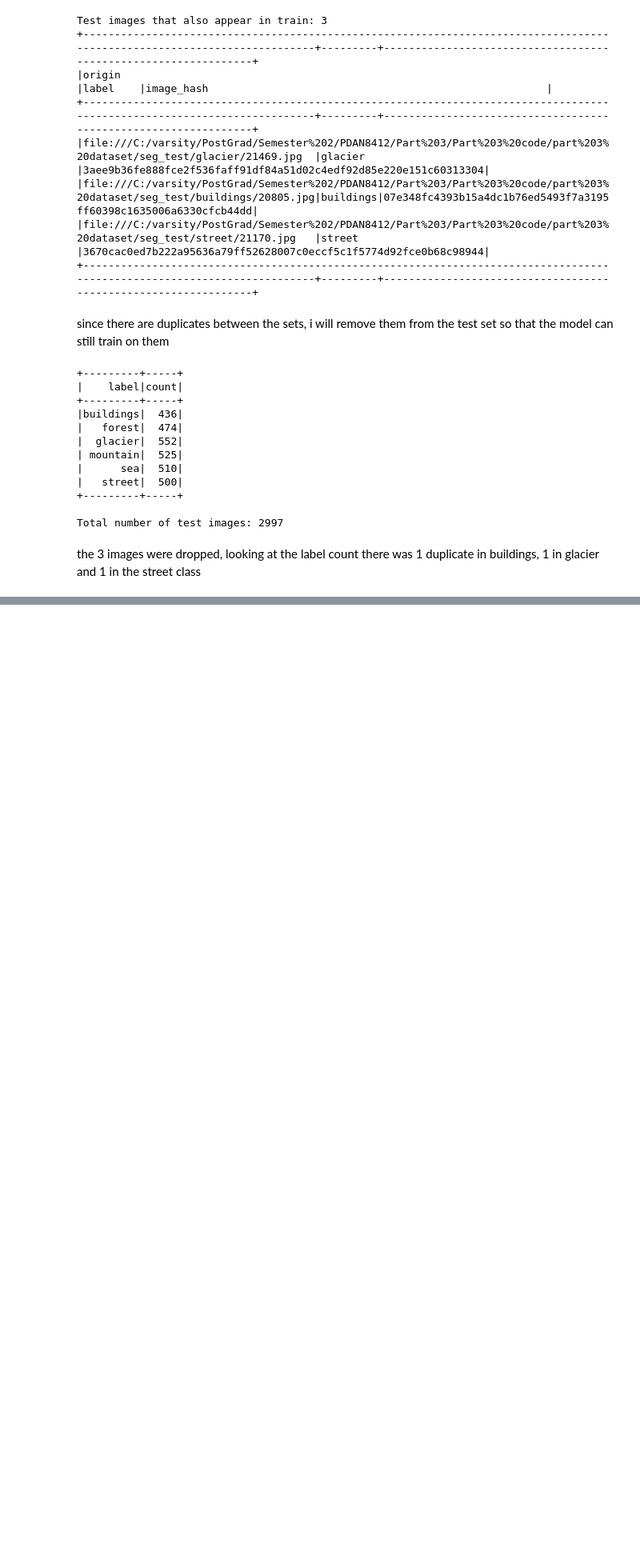
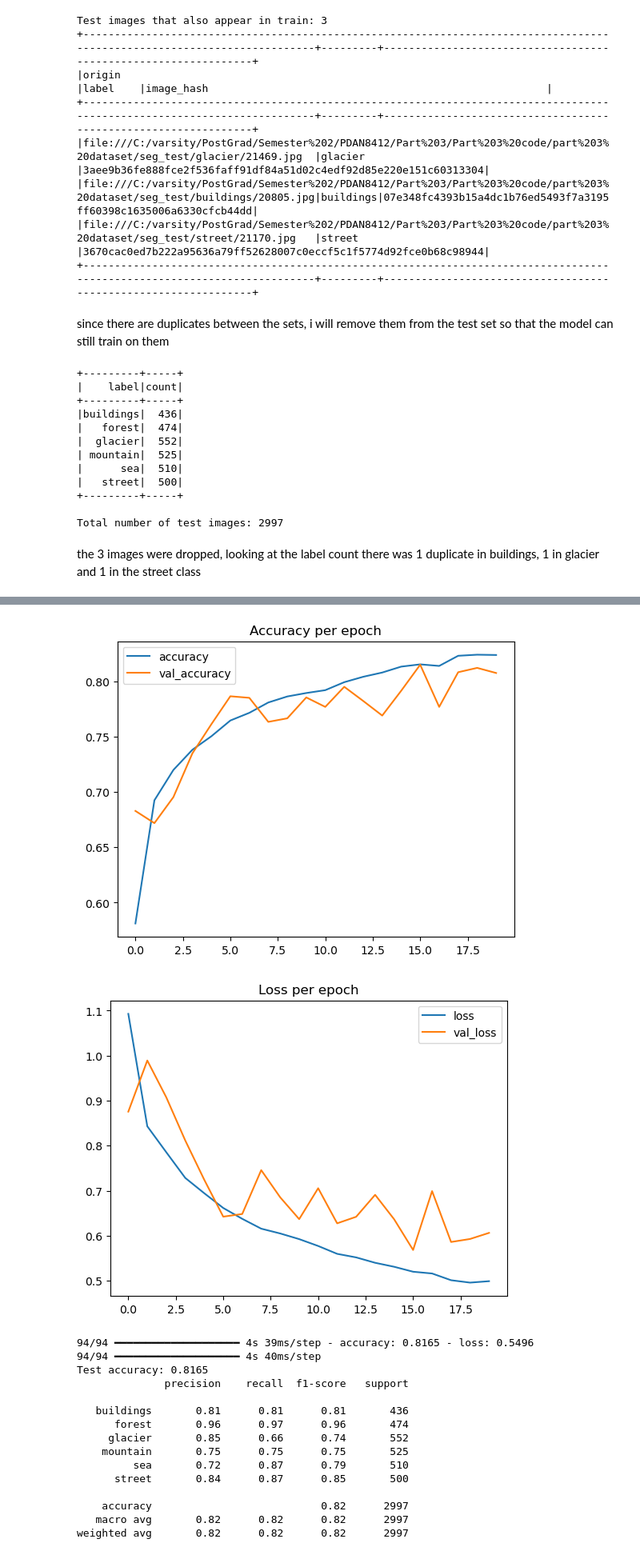
Before and after one commit to EMWCCN/pdan8412-2026-poe-part-3-convolutional-neural-networks-cnn-st10355869, a Jupyter notebook: PDAN8412 P3.ipynb, the cells around one changed output, grey strips where cells are left out. Shown at 80% size. Drawn from its saved outputs; the diff is of its cells as text; code cells hidden in the pictures; blank space fills up the shorter version.

Commit message:
base models done and improved models

```diff
--- a/PDAN8412 P3.ipynb
+++ b/PDAN8412 P3.ipynb
@@ -325,0 +418,20 @@ image_df_test = image_df_test.drop("image_hash")
+# %%
+from tensorflow.keras import layers, Sequential
+from tensorflow.keras.callbacks import EarlyStopping
+
+model = Sequential([
+    layers.Input(shape=(150, 150, 3)),
+    #augment the data to help reduce overfitting
+    layers.Rescaling(1./255),
+    layers.RandomFlip("horizontal"),
+    layers.RandomRotation(0.1),
+    layers.RandomZoom(0.1),
+    #convolutional layers
+    layers.Conv2D(32, 3, activation="relu"),
+    layers.MaxPooling2D(),
+    layers.Conv2D(64, 3, activation="relu"),
+    layers.MaxPooling2D(),
+    layers.Flatten(),
+    #output layer with 6 nodes for each class
+    layers.Dense(6, activation="softmax"),
+])
@@ -325,0 +442,10 @@ image_df_test = image_df_test.drop("image_hash")
+# %%
+early_stop = EarlyStopping(monitor="val_loss", patience=5, restore_best_weights=True)
+
+model.compile(
+    optimizer="adam",
+    loss="sparse_categorical_crossentropy",
+    metrics=["accuracy"],
+)
+
+history = model.fit(train_ds, validation_data=val_ds, epochs=20, callbacks=[early_stop])
@@ -325,0 +473,32 @@ image_df_test = image_df_test.drop("image_hash")
+# %%
+import numpy as np, pandas as pd, matplotlib.pyplot as plt, seaborn as sns
+from sklearn.metrics import classification_report
+
+hist = pd.DataFrame(history.history)
+hist[["accuracy", "val_accuracy"]].plot(title="Accuracy per epoch")
+hist[["loss", "val_loss"]].plot(title="Loss per epoch")
+plt.show()
+
+test_loss, test_acc = model.evaluate(test_ds)
+y_pred = np.argmax(model.predict(test_ds), axis=1)
+y_true = test_meta["y"].values
+print(f"Test accuracy: {test_acc:.4f}")
+print(classification_report(y_true, y_pred, target_names=classes))
+# %% [output]
+[figure, added]
+[figure, added]
+94/94 ━━━━━━━━━━━━━━━━━━━━ 4s 39ms/step - accuracy: 0.8165 - loss: 0.5496
+94/94 ━━━━━━━━━━━━━━━━━━━━ 4s 40ms/step
+Test accuracy: 0.8165
+              precision    recall  f1-score   support
+
+   buildings       0.81      0.81      0.81       436
+      forest       0.96      0.97      0.96       474
+     glacier       0.85      0.66      0.74       552
+    mountain       0.75      0.75      0.75       525
+         sea       0.72      0.87      0.79       510
+      street       0.84      0.87      0.85       500
+
+    accuracy                           0.82      2997
+   macro avg       0.82      0.82      0.82      2997
+weighted avg       0.82      0.82      0.82      2997
```
Also changed, not shown: parts of 40 cells of this notebook.
